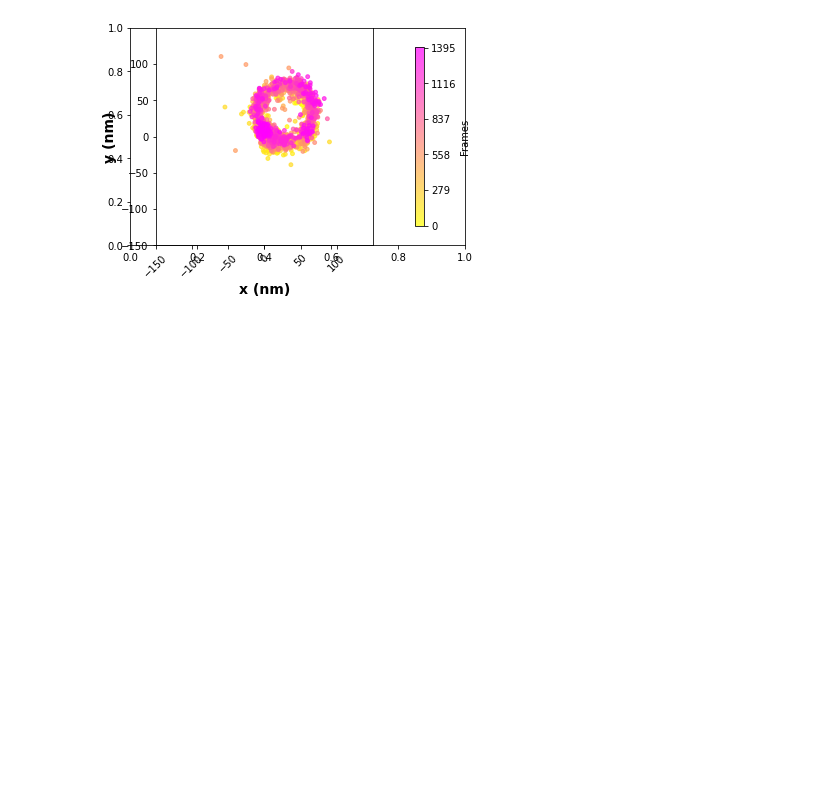
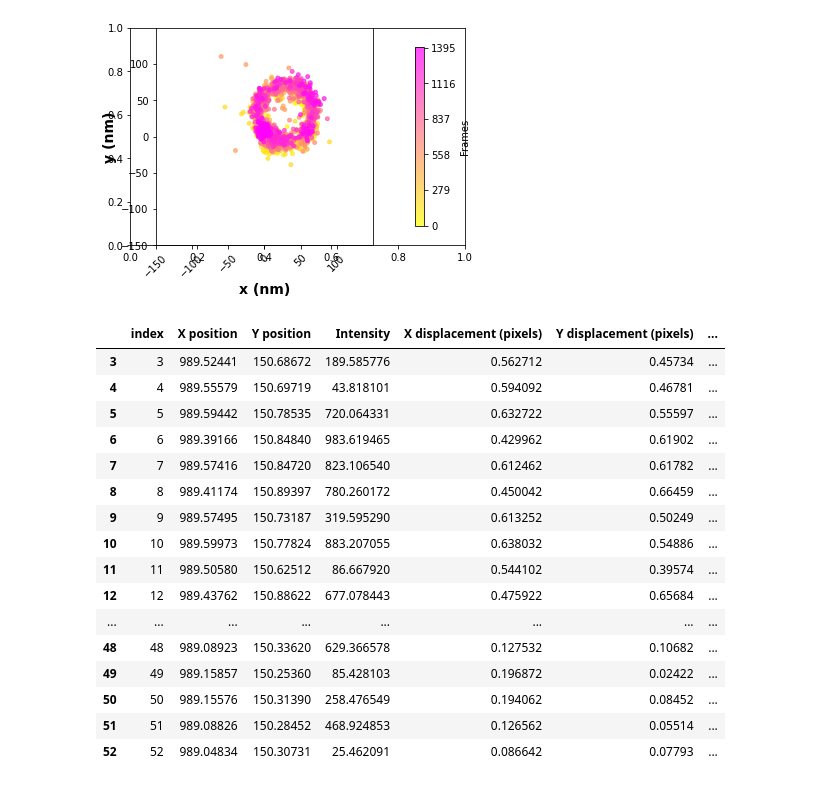
Before and after one commit to bobby3755/MAP, a Jupyter notebook: DORA2_Troubleshooter.ipynb, the cells around one changed output. Cells and saved outputs as stored; diff of their text form; code cells hidden in the pictures; blank space fills up the shorter version.

Commit message:
new version now with frame_slider

```diff
--- a/DORA2_Troubleshooter.ipynb
+++ b/DORA2_Troubleshooter.ipynb
@@ -128,3 +128,26 @@ DORA.plot_2D_graph(down_sampled_df, fig = fig_2D_1)
 labels have been set
 labels have printed
 [figure]
+# %%
+df = down_sampled_df
+# %%
+slider_value = 3
+df[slider_value:slider_value+50]
+# %% [output]
+|  | index | X position | Y position | Intensity | X displacement (pixels) | Y displacement (pixels) | ... |
+| 3 | 3 | 989.52441 | 150.68672 | 189.585776 | 0.562712 | 0.45734 | ... |
+| 4 | 4 | 989.55579 | 150.69719 | 43.818101 | 0.594092 | 0.46781 | ... |
+| 5 | 5 | 989.59442 | 150.78535 | 720.064331 | 0.632722 | 0.55597 | ... |
+| 6 | 6 | 989.39166 | 150.84840 | 983.619465 | 0.429962 | 0.61902 | ... |
+| 7 | 7 | 989.57416 | 150.84720 | 823.106540 | 0.612462 | 0.61782 | ... |
+| 8 | 8 | 989.41174 | 150.89397 | 780.260172 | 0.450042 | 0.66459 | ... |
+| 9 | 9 | 989.57495 | 150.73187 | 319.595290 | 0.613252 | 0.50249 | ... |
+| 10 | 10 | 989.59973 | 150.77824 | 883.207055 | 0.638032 | 0.54886 | ... |
+| 11 | 11 | 989.50580 | 150.62512 | 86.667920 | 0.544102 | 0.39574 | ... |
+| 12 | 12 | 989.43762 | 150.88622 | 677.078443 | 0.475922 | 0.65684 | ... |
+| ... | ... | ... | ... | ... | ... | ... | ... |
+| 48 | 48 | 989.08923 | 150.33620 | 629.366578 | 0.127532 | 0.10682 | ... |
+| 49 | 49 | 989.15857 | 150.25360 | 85.428103 | 0.196872 | 0.02422 | ... |
+| 50 | 50 | 989.15576 | 150.31390 | 258.476549 | 0.194062 | 0.08452 | ... |
+| 51 | 51 | 989.08826 | 150.28452 | 468.924853 | 0.126562 | 0.05514 | ... |
+| 52 | 52 | 989.04834 | 150.30731 | 25.462091 | 0.086642 | 0.07793 | ... |
```
Also changed, not shown: parts of 1 cell of this notebook, 3 other files.
